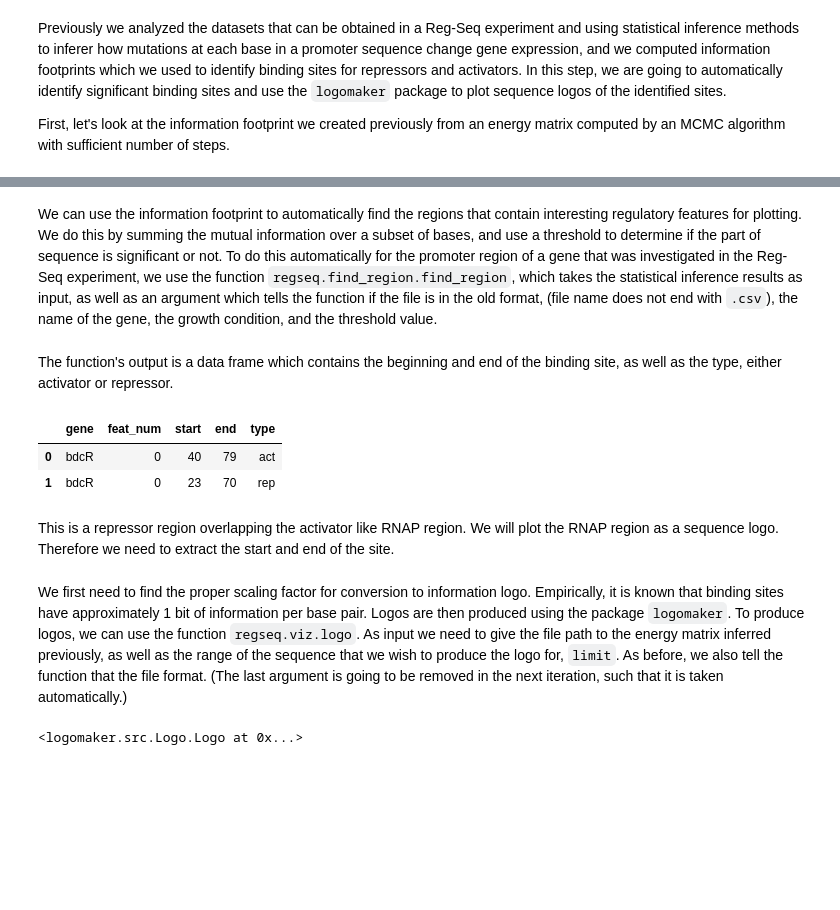
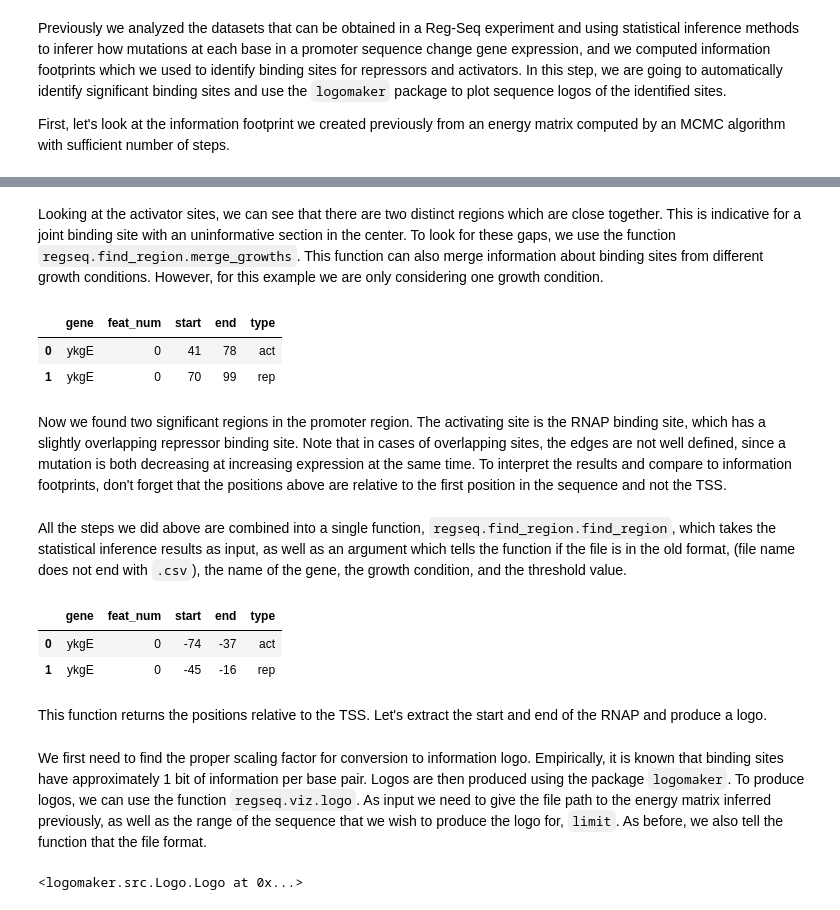
Before and after one commit to RPGroup-PBoC/RegSeq, a Jupyter notebook: notebooks/4_4_plot_sequence_logo.ipynb, the cells around one changed output, grey strips where cells are left out. Saved outputs shown, nothing was run; the diff lists cells and outputs as text; code cells hidden in the pictures; blank space fills up the shorter version.

```diff
--- a/notebooks/4_4_plot_sequence_logo.ipynb
+++ b/notebooks/4_4_plot_sequence_logo.ipynb
@@ -31,2 +171,14 @@ regseq.viz.footprint_from_emat("../data/results/MCMC/bdcRAnaerodataset_alldone_w
+# %% [markdown]
+Looking at the activator sites, we can see that there are two distinct regions which are close together. This is indicative for a joint binding site with an uninformative section in the center. To look for these gaps, we use the function `regseq.find_region.merge_growths`. This function can also merge information about binding sites from different growth conditions. However, for this example we are only considering one growth condition.
+# %%
+output_merged = regseq.find_region.merge_growths(outdf, windowsize, info_length=info_length)
+# %%
+output_merged
+# %% [output]
+|  | gene | feat_num | start | end | type |
+| 0 | ykgE | 0 | 41 | 78 | act |
+| 1 | ykgE | 0 | 70 | 99 | rep |
+# %% [markdown]
+Now we found two significant regions in the promoter region. The activating site is the RNAP binding site, which has a slightly overlapping repressor binding site. Note that in cases of overlapping sites, the edges are not well defined, since a mutation is both decreasing at increasing expression at the same time. To interpret the results and compare to information footprints, don't forget that the positions above are relative to the first position in the sequence and not the TSS.
 # %% [markdown]
-We can use the information footprint to automatically find the regions that contain interesting regulatory features for plotting. We do this by summing the mutual information over a subset of bases, and use a threshold to determine if the part of sequence is significant or not. To do this automatically for the promoter region of a gene that was investigated in the Reg-Seq experiment, we use the function `regseq.find_region.find_region`, which takes the statistical inference results as input, as well as an argument which tells the function if the file is in the old format, (file name does not end with `.csv`), the name of the gene, the growth condition, and the threshold value.
+All the steps we did above are combined into a single function, `regseq.find_region.find_region`, which takes the statistical inference results as input, as well as an argument which tells the function if the file is in the old format, (file name does not end with `.csv`), the name of the gene, the growth condition, and the threshold value.
@@ -37,17 +185,16 @@ regions = find_region.find_region("../data/results/MCMC/bdcRAnaerodataset_alldon
-# %% [markdown]
-The function's output is a data frame which contains the beginning and end of the binding site, as well as the type, either activator or repressor.
-# %%
-regions
-# %% [output]
-|  | gene | feat_num | start | end | type |
-| 0 | bdcR | 0 | 40 | 79 | act |
-| 1 | bdcR | 0 | 23 | 70 | rep |
-# %% [markdown]
-This is a repressor region overlapping the activator like RNAP region. We will plot the RNAP region as a sequence logo. Therefore we need to extract the start and end of the site.
+# %%
+regions = find_region.find_region("../data/inference_results/ykgEarabinosedataset_alldone_with_largeMCMC194", "ykgE", "arabinose", old_format=True)
+regions
+# %% [output]
+|  | gene | feat_num | start | end | type |
+| 0 | ykgE | 0 | -74 | -37 | act |
+| 1 | ykgE | 0 | -45 | -16 | rep |
+# %% [markdown]
+This function returns the positions relative to the TSS. Let's extract the start and end of the RNAP and produce a logo.
 # %%
 target_start = regions.loc[0, 'start']
 target_end = regions.loc[0, 'end']
 # %% [markdown]
 We first need to find the proper scaling factor for conversion to information logo. Empirically, it is known
-that binding sites have approximately 1 bit of information per base pair. Logos are then produced using the package `logomaker`. To produce logos, we can use the function `regseq.viz.logo`. As input we need to give the file path to the energy matrix inferred previously, as well as the range of the sequence that we wish to produce the logo for, `limit`. As before, we also tell the function that the file format. (The last argument is going to be removed in the next iteration, such that it is taken automatically.)
+that binding sites have approximately 1 bit of information per base pair. Logos are then produced using the package `logomaker`. To produce logos, we can use the function `regseq.viz.logo`. As input we need to give the file path to the energy matrix inferred previously, as well as the range of the sequence that we wish to produce the logo for, `limit`. As before, we also tell the function that the file format.
 # %%
```
Also changed, not shown: parts of 22 cells of this notebook, 12 other files.
